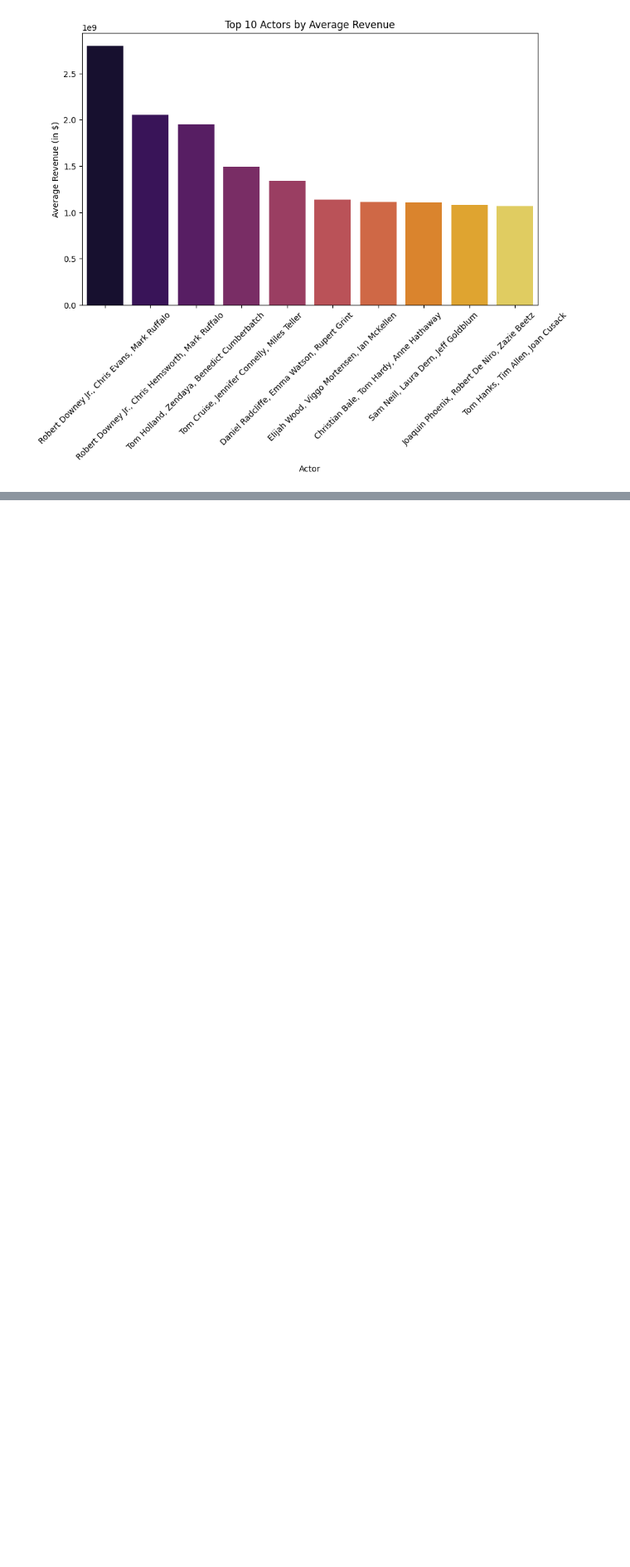
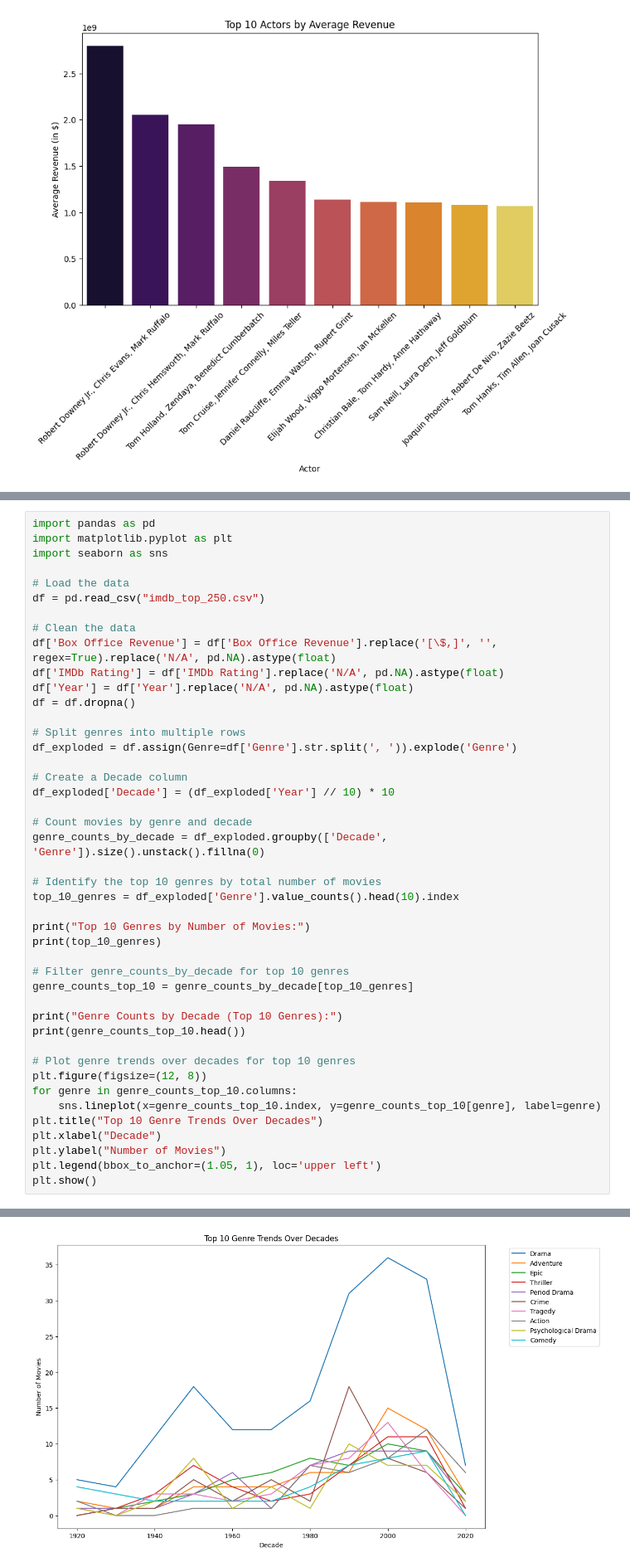
Before and after one commit to lfernando123/EDA-For-IMDbFilms, a Jupyter notebook: notebooks/eda.ipynb, the cells around one changed output, grey strips where cells are left out. Shown at 83% size. Drawn from its saved outputs; the diff is of its cells as text; blank space fills up the shorter version.

```diff
--- a/notebooks/eda.ipynb
+++ b/notebooks/eda.ipynb
@@ -501,0 +618,45 @@ Name: Box Office Revenue, dtype: float64
+# %%
+import pandas as pd
+import matplotlib.pyplot as plt
+import seaborn as sns
+
+# Load the data
+df = pd.read_csv("imdb_top_250.csv")
+
+# Clean the data
+df['Box Office Revenue'] = df['Box Office Revenue'].replace('[\$,]', '', regex=True).replace('N/A', pd.NA).astype(float)
+df['IMDb Rating'] = df['IMDb Rating'].replace('N/A', pd.NA).astype(float)
+df['Year'] = df['Year'].replace('N/A', pd.NA).astype(float)
+df = df.dropna()
+
+# Split genres into multiple rows
+df_exploded = df.assign(Genre=df['Genre'].str.split(', ')).explode('Genre')
+
+# Create a Decade column
+df_exploded['Decade'] = (df_exploded['Year'] // 10) * 10
+
+# Count movies by genre and decade
+genre_counts_by_decade = df_exploded.groupby(['Decade', 'Genre']).size().unstack().fillna(0)
+
+# Identify the top 10 genres by total number of movies
+top_10_genres = df_exploded['Genre'].value_counts().head(10).index
+
+print("Top 10 Genres by Number of Movies:")
+print(top_10_genres)
+
+# Filter genre_counts_by_decade for top 10 genres
+genre_counts_top_10 = genre_counts_by_decade[top_10_genres]
+
+print("Genre Counts by Decade (Top 10 Genres):")
+print(genre_counts_top_10.head())
+
+# Plot genre trends over decades for top 10 genres
+plt.figure(figsize=(12, 8))
+for genre in genre_counts_top_10.columns:
+    sns.lineplot(x=genre_counts_top_10.index, y=genre_counts_top_10[genre], label=genre)
+plt.title("Top 10 Genre Trends Over Decades")
+plt.xlabel("Decade")
+plt.ylabel("Number of Movies")
+plt.legend(bbox_to_anchor=(1.05, 1), loc='upper left')
+plt.show()
+# %% [output]
@@ -501,0 +683 @@ Name: Box Office Revenue, dtype: float64
+[figure, added]
```
Also changed, not shown: parts of 6 cells of this notebook.
